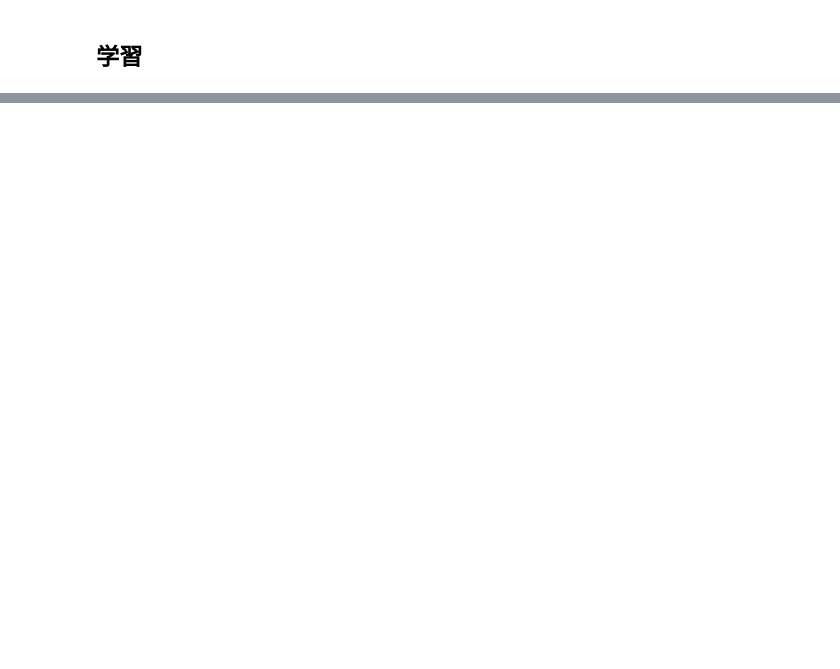
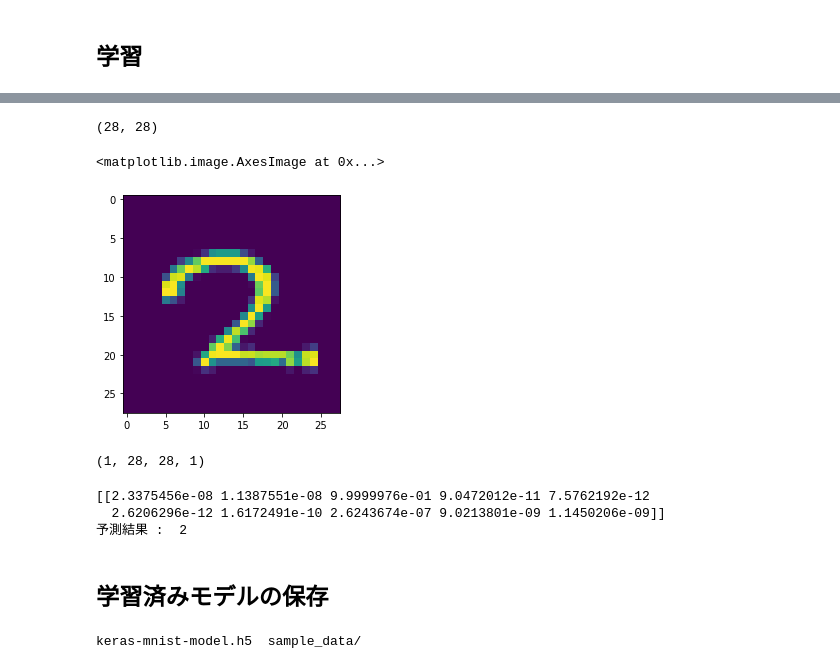
Before and after one commit to takiyama0617/colaboratory, a Jupyter notebook: Sample_TensorFlow+Keras+MNIST_1.ipynb, the cells around one changed output, grey strips where cells are left out. Drawn from its saved outputs; the diff is of its cells as text; code cells hidden in the pictures; blank space fills up the shorter version.

```diff
--- a/Sample_TensorFlow+Keras+MNIST_1.ipynb
+++ b/Sample_TensorFlow+Keras+MNIST_1.ipynb
@@ -288,0 +397,25 @@ plot_loss_accuracy_graph(fit_record)
+# %%
+img = test_data[data_location]
+print(img.shape)
+plt.imshow(img)
+# %% [output]
+(28, 28)
+<matplotlib.image.AxesImage at 0x...>
+[figure, added]
+# %%
+img = (np.expand_dims(img, 0))
+img = img.reshape(1, IMG_ROWS, IMG_COLS, 1)
+print(img.shape)
+# %% [output]
+(1, 28, 28, 1)
+# %%
+predictions_result_array = model.predict(img)
+print(predictions_result_array)
+number = np.argmax(predictions_result_array[0])
+print('予測結果 : ', handwritten_number_names[number])
+# %% [output]
+[[2.3375456e-08 1.1387551e-08 9.9999976e-01 9.0472012e-11 7.5762192e-12
+  2.6206296e-12 1.6172491e-10 2.6243674e-07 9.0213801e-09 1.1450206e-09]]
+予測結果 :  2
+# %% [markdown]
+## 学習済みモデルの保存
@@ -288,0 +424,4 @@ plot_loss_accuracy_graph(fit_record)
+# %%
+ls
+# %% [output]
+keras-mnist-model.h5  sample_data/
```
Also changed, not shown: parts of 19 cells of this notebook.
